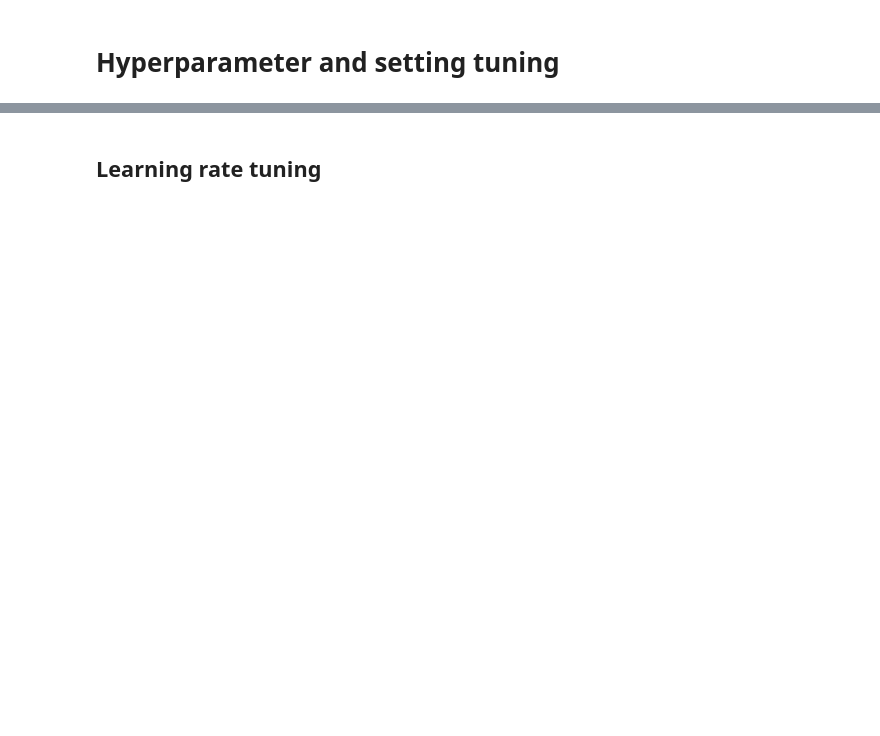
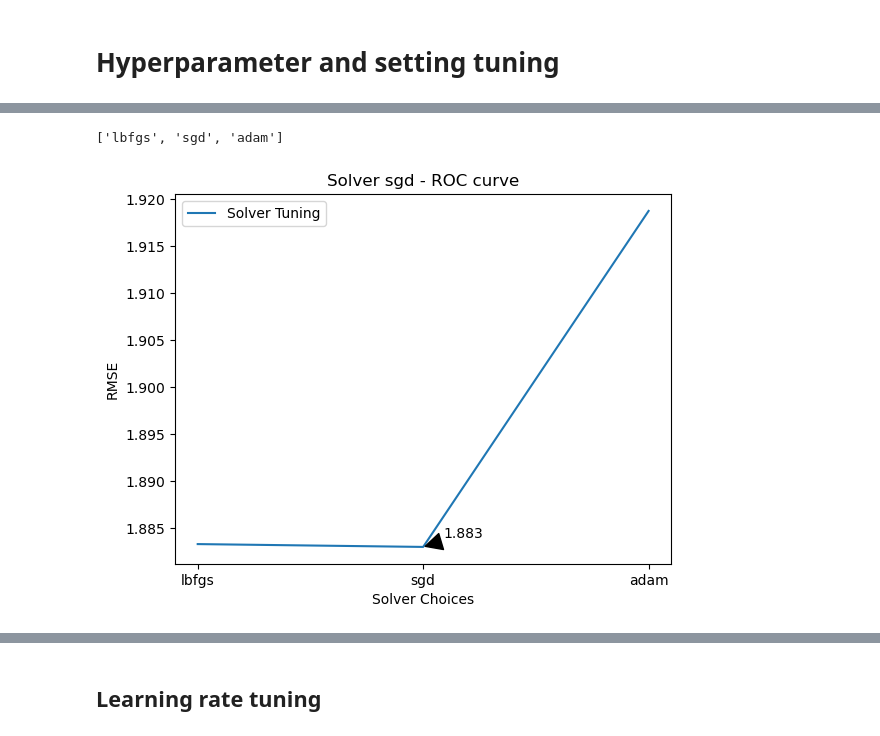
Before and after one commit to Justinfungi/Jebva-LOS-and-Mortality-Project-, a Jupyter notebook: Code/Jus/MLP (Justin)-LOS-sklearn-Copy1.ipynb, the cells around one changed output, grey strips where cells are left out. Drawn from its saved outputs; the diff is of its cells as text; code cells hidden in the pictures; blank space fills up the shorter version.

```diff
--- a/Code/Jus/MLP (Justin)-LOS-sklearn-Copy1.ipynb
+++ b/Code/Jus/MLP (Justin)-LOS-sklearn-Copy1.ipynb
@@ -131,31 +135,36 @@ best_layernumber
 # %%
 solver_list = ["lbfgs","sgd","adam"]
 rmse_lst=[]
 
 for i in solver_list:
     clf = MLPRegressor(solver=i,
-                        alpha=1e-5,
-                        hidden_layer_sizes=best_layernumber,
-                        random_state=1,
-                        activation='relu',
-                        max_iter=200)
+                       alpha=1e-5,
+                       hidden_layer_sizes=best_layernumber,
+                       activation='identity',
+                       learning_rate_init=0.1,
+                       learning_rate="adaptive",
+                       random_state=3612,
+                       max_iter=200)
 
     clf.fit(X_train_norm, y_train_t2_value)
     y_pred = clf.predict(X_valid_norm)
     rmse1 = rmse(y_pred, y_valid_t2_value)
     rmse_lst.append(rmse1)
 
 print(solver_list)
 index = rmse_lst.index(min(rmse_lst))
 plt.plot(solver_list, rmse_lst, label='Solver Tuning')
-plt.xlabel('Solver Choises')
+plt.xlabel('Solver Choices')
 plt.ylabel('RMSE')
 plt.title(f"Solver {solver_list[index]} - ROC curve")
 plt.legend(loc="best")
 plt.annotate(np.min(rmse_lst).round(4), (np.argmin(rmse_lst), np.min(rmse_lst)), xycoords="data",
                  xytext=(40, 20), textcoords="offset pixels", arrowprops=dict(facecolor="black", shrink=0.1), fontsize=10,
                  horizontalalignment="center", verticalalignment="top")
 plt.show()
+# %% [output]
+['lbfgs', 'sgd', 'adam']
+[figure, added]
 # %%
 index = np.argmin(rmse_lst)
 best_solver = solver_list[index]
```
Also changed, not shown: parts of 24 cells of this notebook, 8 other files.
